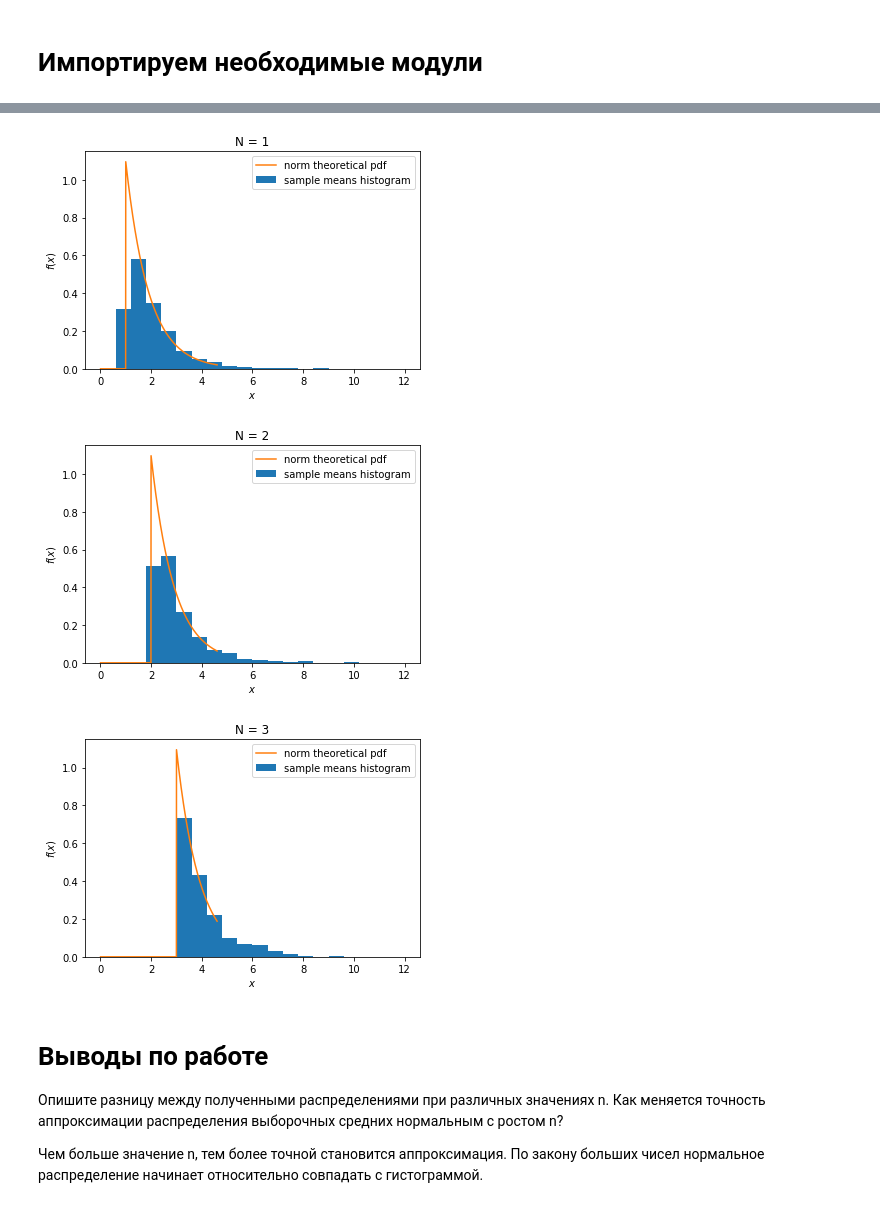
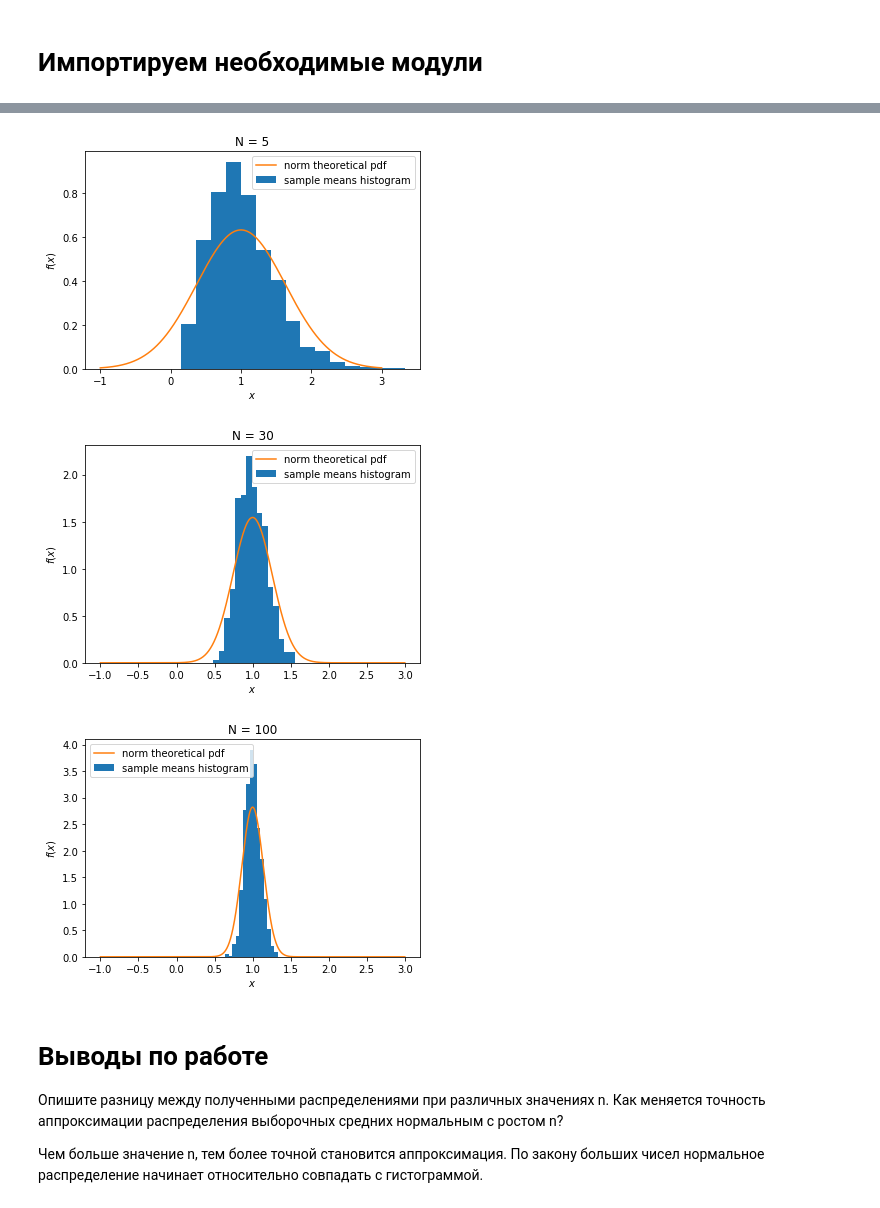
Before and after one commit to Lunmijo/Exponential-distribution, a Jupyter notebook: Exponential distribution.ipynb, the cells around one changed output, grey strips where cells are left out. Drawn from its saved outputs; the diff is of its cells as text; code cells hidden in the pictures.

```diff
--- a/Exponential distribution.ipynb
+++ b/Exponential distribution.ipynb
@@ -25,9 +27,10 @@ density - вместо normed потому что иначе получаю пр
 # %%
 exp_arr = expon.rvs(size=1000)
-x = np.linspace(expon.ppf(0.01), expon.ppf(0.99), 1000)
+x = np.linspace(expon.ppf(0.001), expon.ppf(0.999), 1000)
 plt.hist(exp_arr, density=True, histtype='stepfilled')
 plt.plot(x, expon.pdf(x), label='expon pdf')
 plt.ylabel('$f(x)$')
 plt.xlabel('$x$')
 plt.legend(loc='best')
+_ = plt.title(u'Plot')
 # %% [output]
@@ -40,27 +42,27 @@ plt.legend(loc='best')
 # %%
-for n in [1, 2, 3]:
-    # вычисляется сдеднее из 1000 выборок
+mean, variance = expon.stats() # получаем среднее и дисперсию стандартными функциями библиотеки scipy.stats
+for n in [5, 30, 100]:
+    # вычисляется среднее из 1000 выборок
     sample_means = []
     for rvn in range(1000):
-        sample_means.append(expon.rvs(n).mean())
-
-    plt.hist(sample_means, 20, density=True, range=[0, 12], label='sample means histogram')
-    # вычисляется pdf нормального распределения с данными параметрами (каждый раз одинаково)
-    norm_rv = sts.expon(n, np.sqrt(1.1 ** (-2))) # lambda = 1.1
-
+        sample_means.append(expon.rvs(size = n).mean())
+    plt.hist(sample_means, density=True, bins=15, label='sample means histogram') # строим соответствующую гистограмму для n=5, n=30, n=100
+    # вычисляется pdf нормального распределения с данными параметрами
+    norm_rv = sts.norm(variance, np.sqrt(2.*variance/n))
+    x = np.linspace(-1, 3, 1000) # область определения для функции нормального распределения
     pdf = norm_rv.pdf(x)
 
+    # строим график нормального распределения
     plt.plot(x, pdf, label='norm theoretical pdf')
-
     plt.legend()
     plt.title("N = %d" % n)
     plt.ylabel('$f(x)$')
     plt.xlabel('$x$')
     plt.show()
 # %% [output]
-[figure, old version]
+[figure, new version]
-[figure, old version]
+[figure, new version]
-[figure, old version]
+[figure, new version]
 # %% [markdown]
 # Выводы по работе
 
```
Also changed, not shown: parts of 4 cells of this notebook.
